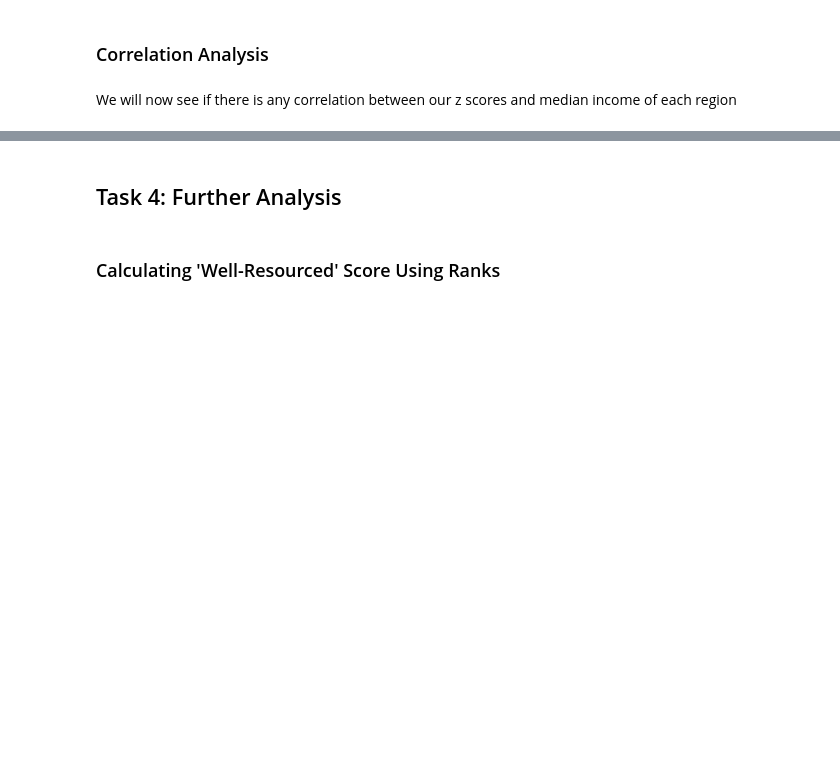
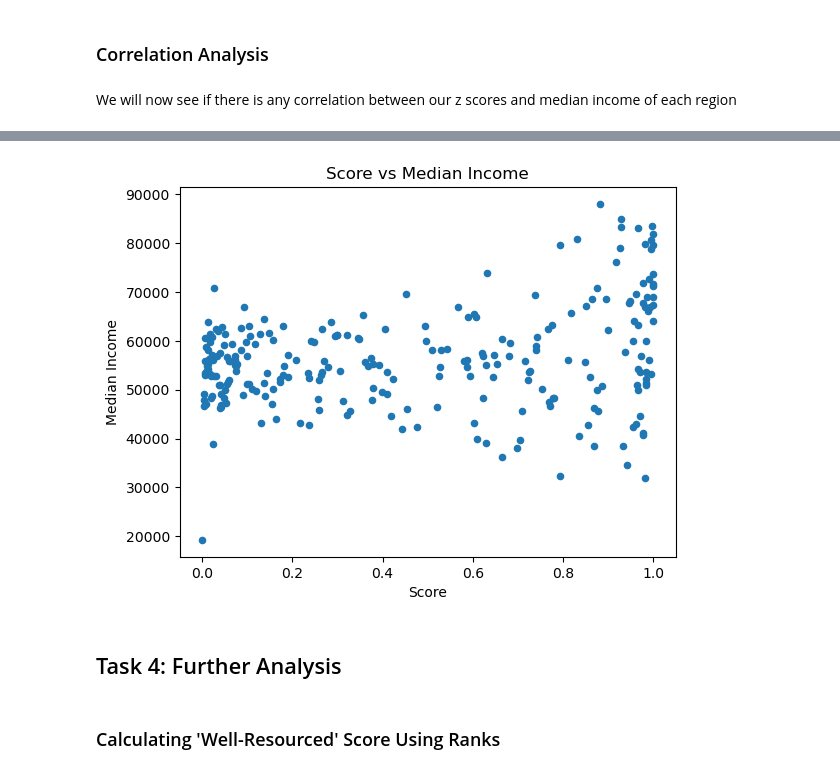
Before and after one commit to FixItChris/DATA2901, a Jupyter notebook: Report.ipynb, the cells around one changed output, grey strips where cells are left out. Saved outputs shown, nothing was run; the diff lists cells and outputs as text; code cells hidden in the pictures; blank space fills up the shorter version.

Commit message:
added correlation scatterplot

```diff
--- a/Report.ipynb
+++ b/Report.ipynb
@@ -2044,3 +2053,15 @@ query(conn, sql)
+# %%
+#Producing scatter plot
+
+scatter_plot_data = query(conn, "SELECT * FROM base_scores JOIN income  USING (sa2_code)", df=True)
+scatter_plot_data.head()
+scatter_plot_data.plot(kind='scatter',x='base_score',y='median_income')
+plt.title("Score vs Median Income")
+plt.xlabel("Score")
+plt.ylabel("Median Income")
+plt.show()
+# %% [output]
+[figure, added]
 # %% [markdown]
 ## Task 4:  Further Analysis
 # %% [markdown]
```
Also changed, not shown: parts of 4 cells of this notebook.
